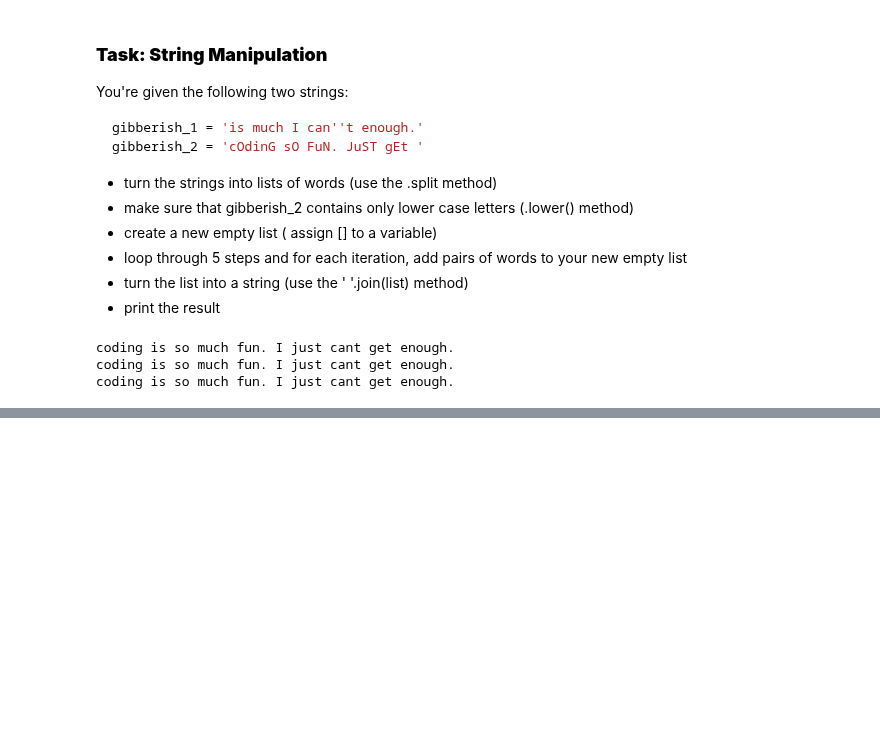
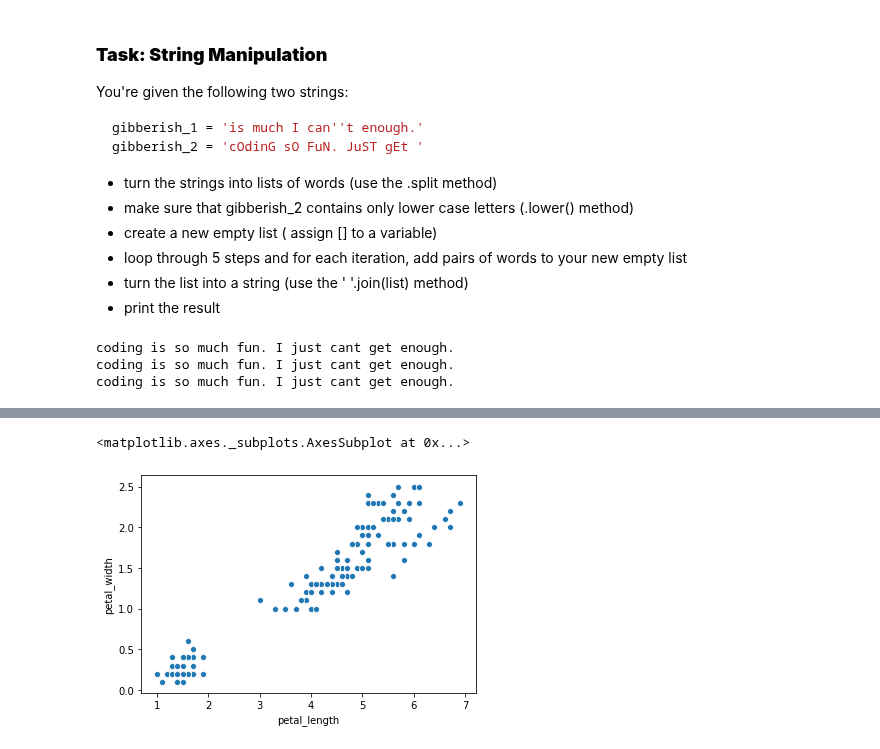
Before and after one commit to TimoFlesch/intro2python, a Jupyter notebook: intro_to_python_students_SOLUTIONS.ipynb, the cells around one changed output, grey strips where cells are left out. Drawn from its saved outputs; the diff is of its cells as text; code cells hidden in the pictures; blank space fills up the shorter version.

```diff
--- a/intro_to_python_students_SOLUTIONS.ipynb
+++ b/intro_to_python_students_SOLUTIONS.ipynb
@@ -181,0 +187,7 @@ coding is so much fun. I just cant get enough.
+# %%
+# Your code for task 1 goes here:
+
+sns.scatterplot(iris['petal_length'],iris['petal_width'])
+# %% [output]
+<matplotlib.axes._subplots.AxesSubplot at 0x...>
+[figure, added]
```
Also changed, not shown: parts of 8 cells of this notebook, 14 other files.
